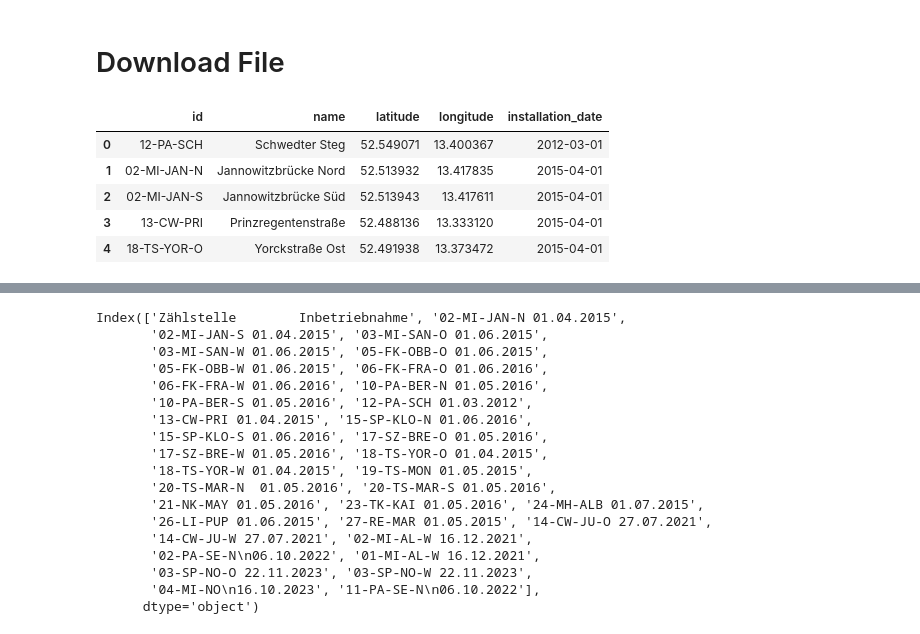
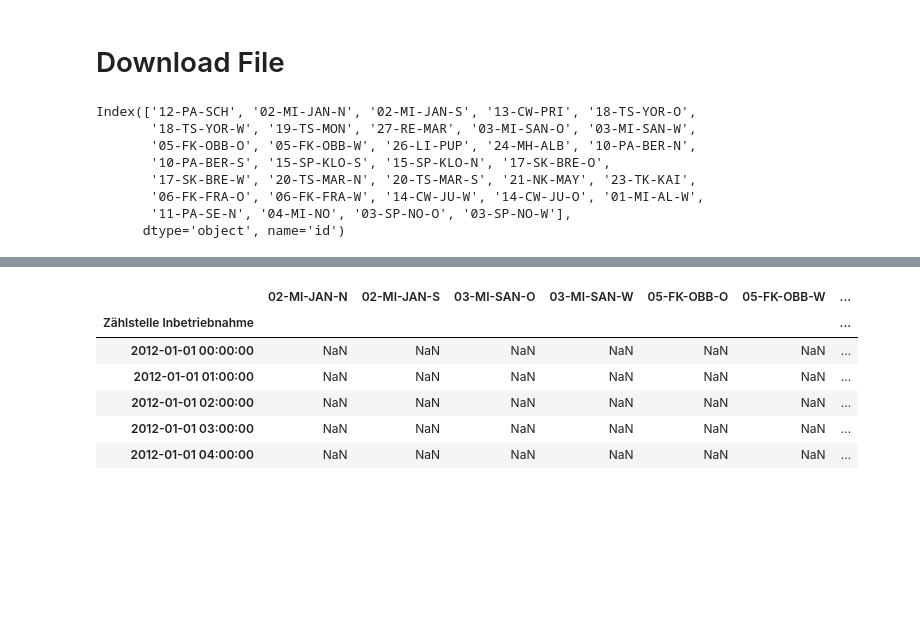
Before and after one commit to nickreiter98/berlin-biking, a Jupyter notebook: analysis.ipynb, the cells around one changed output, grey strips where cells are left out. Saved outputs shown, nothing was run; the diff lists cells and outputs as text; code cells hidden in the pictures; blank space fills up the shorter version.

```diff
--- a/analysis.ipynb
+++ b/analysis.ipynb
@@ -10,6 +10,7 @@ with open("cycling_berlin_data.xlsx", "wb") as file:
     file.write(response.content)
 # %%
 import pandas as pd
+from geopy.distance import geodesic
 
 xlsx = pd.ExcelFile("cycling_berlin_data.xlsx")
 df_locations = xlsx.parse("Standortdaten")
@@ -19,19 +20,39 @@ columns = {
     'Beschreibung - Fahrtrichtung': 'name',
     'Breitengrad': 'latitude',
     'Längengrad': 'longitude',
-    'Installationsdatum': 'installation_date'
+    'Installationsdatum': 'installation_date_str'
+}
+df_locations = df_locations.rename(columns=columns)
+
+df_locations['installation_date_dt'] = pd.to_datetime(df_locations['installation_date_str'], errors='coerce')
+
+geographical_centrum = {
+    "id": "Z-BLN",
+    "name": "Gepgraphisches Zentrum",
+    "latitude": 52.502778,
+    "longitude": 13.404167,
+    "installation_date": None
 }
 
-df_locations = df_locations.rename(columns=columns)
+def calculate_distance_to_geographical_centrum(row):
+    return geodesic((row['latitude'], row['longitude']),
+                    (geographical_centrum['latitude'], geographical_centrum['longitude'])
+                    ).meters
 
-df_locations.head()
+df_locations['distance_to_geographical_centrum_in_m'] = df_locations.apply(calculate_distance_to_geographical_centrum, axis=1)
+
+df_locations = df_locations.set_index('id')
+
+df_locations.index
 # %% [output]
-|  | id | name | latitude | longitude | installation_date |
-| 0 | 12-PA-SCH | Schwedter Steg | 52.549071 | 13.400367 | 2012-03-01 |
-| 1 | 02-MI-JAN-N | Jannowitzbrücke Nord | 52.513932 | 13.417835 | 2015-04-01 |
-| 2 | 02-MI-JAN-S | Jannowitzbrücke Süd | 52.513943 | 13.417611 | 2015-04-01 |
-| 3 | 13-CW-PRI | Prinzregentenstraße | 52.488136 | 13.333120 | 2015-04-01 |
-| 4 | 18-TS-YOR-O | Yorckstraße Ost | 52.491938 | 13.373472 | 2015-04-01 |
+Index(['12-PA-SCH', '02-MI-JAN-N', '02-MI-JAN-S', '13-CW-PRI', '18-TS-YOR-O',
+       '18-TS-YOR-W', '19-TS-MON', '27-RE-MAR', '03-MI-SAN-O', '03-MI-SAN-W',
+       '05-FK-OBB-O', '05-FK-OBB-W', '26-LI-PUP', '24-MH-ALB', '10-PA-BER-N',
+       '10-PA-BER-S', '15-SP-KLO-S', '15-SP-KLO-N', '17-SK-BRE-O',
+       '17-SK-BRE-W', '20-TS-MAR-N', '20-TS-MAR-S', '21-NK-MAY', '23-TK-KAI',
+       '06-FK-FRA-O', '06-FK-FRA-W', '14-CW-JU-W', '14-CW-JU-O', '01-MI-AL-W',
+       '11-PA-SE-N', '04-MI-NO', '03-SP-NO-O', '03-SP-NO-W'],
+      dtype='object', name='id')
 # %%
 import folium
 map = folium.Map(location=[52.52437, 13.41053], zoom_start=12)
@@ -54,22 +78 @@ for sheet in sheets:
     df = pd.concat([df, df_sheet])
-# %%
-df.columns
-# %% [output]
-Index(['Zählstelle        Inbetriebnahme', '02-MI-JAN-N 01.04.2015',
-       '02-MI-JAN-S 01.04.2015', '03-MI-SAN-O 01.06.2015',
-       '03-MI-SAN-W 01.06.2015', '05-FK-OBB-O 01.06.2015',
-       '05-FK-OBB-W 01.06.2015', '06-FK-FRA-O 01.06.2016',
-       '06-FK-FRA-W 01.06.2016', '10-PA-BER-N 01.05.2016',
-       '10-PA-BER-S 01.05.2016', '12-PA-SCH 01.03.2012',
-       '13-CW-PRI 01.04.2015', '15-SP-KLO-N 01.06.2016',
-       '15-SP-KLO-S 01.06.2016', '17-SZ-BRE-O 01.05.2016',
-       '17-SZ-BRE-W 01.05.2016', '18-TS-YOR-O 01.04.2015',
-       '18-TS-YOR-W 01.04.2015', '19-TS-MON 01.05.2015',
-       '20-TS-MAR-N  01.05.2016', '20-TS-MAR-S 01.05.2016',
-       '21-NK-MAY 01.05.2016', '23-TK-KAI 01.05.2016', '24-MH-ALB 01.07.2015',
-       '26-LI-PUP 01.06.2015', '27-RE-MAR 01.05.2015', '14-CW-JU-O 27.07.2021',
-       '14-CW-JU-W 27.07.2021', '02-MI-AL-W 16.12.2021',
-       '02-PA-SE-N\n06.10.2022', '01-MI-AL-W 16.12.2021',
-       '03-SP-NO-O 22.11.2023', '03-SP-NO-W 22.11.2023',
-       '04-MI-NO\n16.10.2023', '11-PA-SE-N\n06.10.2022'],
-      dtype='object')
@@ -81,0 +79,20 @@ df_al = df[[col for col in df.columns if 'FK-FRA-W' in col]]
+# %%
+pd.set_option('display.max_columns', None)
+
+df.columns = [col.split(' ')[0] for col in df.columns]
+df.columns = [col.split('\n')[0] for col in df.columns]
+
+# Renaming of columns since these difference due to wrong namin
+columns = {'17-SZ-BRE-O': '17-SK-BRE-O',
+            '17-SZ-BRE-W': '17-SK-BRE-W'}
+df = df.rename(columns=columns)
+df = df.drop(['02-MI-AL-W', '02-PA-SE-N'], axis=1)
+df.head()
+# %% [output]
+|  | 02-MI-JAN-N | 02-MI-JAN-S | 03-MI-SAN-O | 03-MI-SAN-W | 05-FK-OBB-O | 05-FK-OBB-W | ... |
+| Zählstelle Inbetriebnahme |  |  |  |  |  |  | ... |
+| 2012-01-01 00:00:00 | NaN | NaN | NaN | NaN | NaN | NaN | ... |
+| 2012-01-01 01:00:00 | NaN | NaN | NaN | NaN | NaN | NaN | ... |
+| 2012-01-01 02:00:00 | NaN | NaN | NaN | NaN | NaN | NaN | ... |
+| 2012-01-01 03:00:00 | NaN | NaN | NaN | NaN | NaN | NaN | ... |
+| 2012-01-01 04:00:00 | NaN | NaN | NaN | NaN | NaN | NaN | ... |
```
Also changed, not shown: parts of 12 cells of this notebook.
